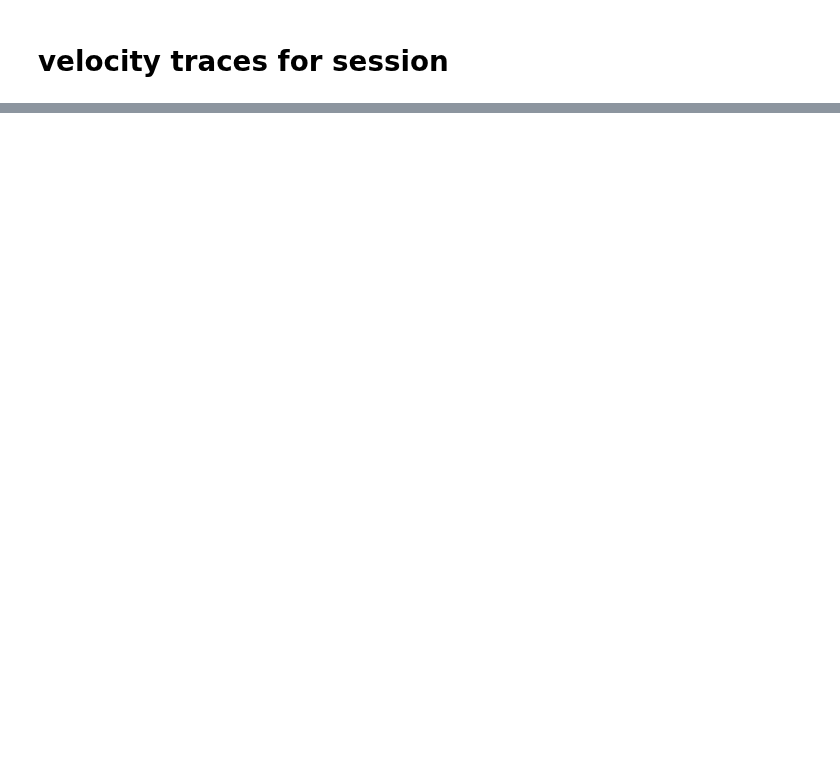
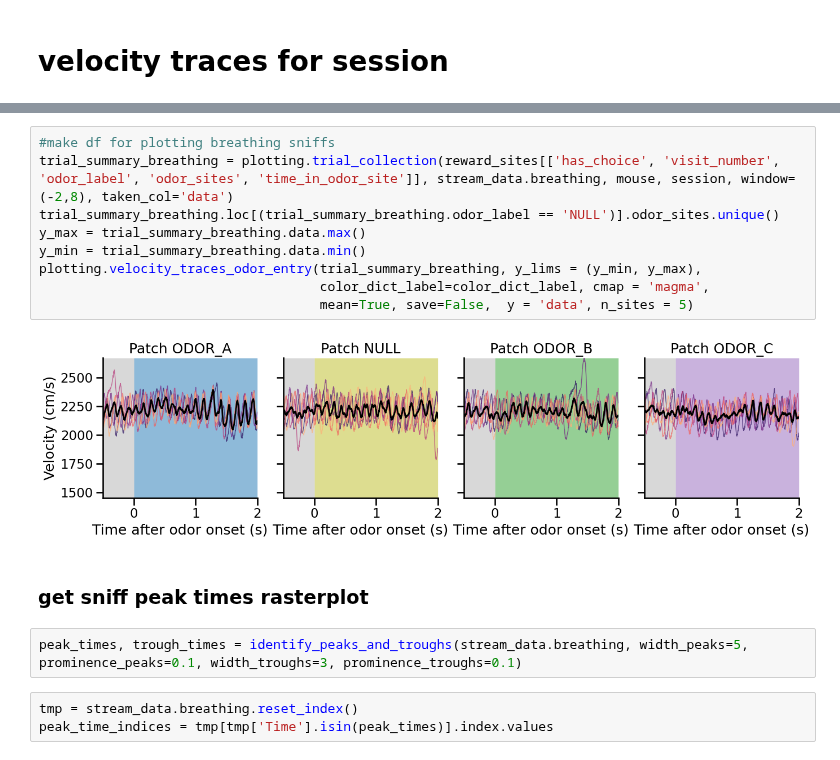
Before and after one commit to AllenNeuralDynamics/Aind.Behavior.VrForaging.Analysis, a Jupyter notebook: notebooks/BehaviorAnalysis/batch 4- novelty/streamlined.ipynb, the cells around one changed output, grey strips where cells are left out. Cells and saved outputs as stored; diff of their text form; blank space fills up the shorter version.

```diff
--- a/notebooks/BehaviorAnalysis/batch 4- novelty/streamlined.ipynb
+++ b/notebooks/BehaviorAnalysis/batch 4- novelty/streamlined.ipynb
@@ -818,0 +874,18 @@ plotting.velocity_traces_odor_entry(trial_summary, max_range=max(trial_summary.s
+# %%
+#make df for plotting breathing sniffs
+trial_summary_breathing = plotting.trial_collection(reward_sites[['has_choice', 'visit_number', 'odor_label', 'odor_sites', 'time_in_odor_site']], stream_data.breathing, mouse, session, window=(-2,8), taken_col='data')
+trial_summary_breathing.loc[(trial_summary_breathing.odor_label == 'NULL')].odor_sites.unique()
+y_max = trial_summary_breathing.data.max()
+y_min = trial_summary_breathing.data.min()
+plotting.velocity_traces_odor_entry(trial_summary_breathing, y_lims = (y_min, y_max),
+                                    color_dict_label=color_dict_label, cmap = 'magma',
+                                    mean=True, save=False,  y = 'data', n_sites = 5)
+# %% [output]
+[figure, added]
+# %% [markdown]
+### get sniff peak times rasterplot
+# %%
+peak_times, trough_times = identify_peaks_and_troughs(stream_data.breathing, width_peaks=5, prominence_peaks=0.1, width_troughs=3, prominence_troughs=0.1)
+# %%
+tmp = stream_data.breathing.reset_index()
+peak_time_indices = tmp[tmp['Time'].isin(peak_times)].index.values
```
Also changed, not shown: parts of 25 cells of this notebook.
